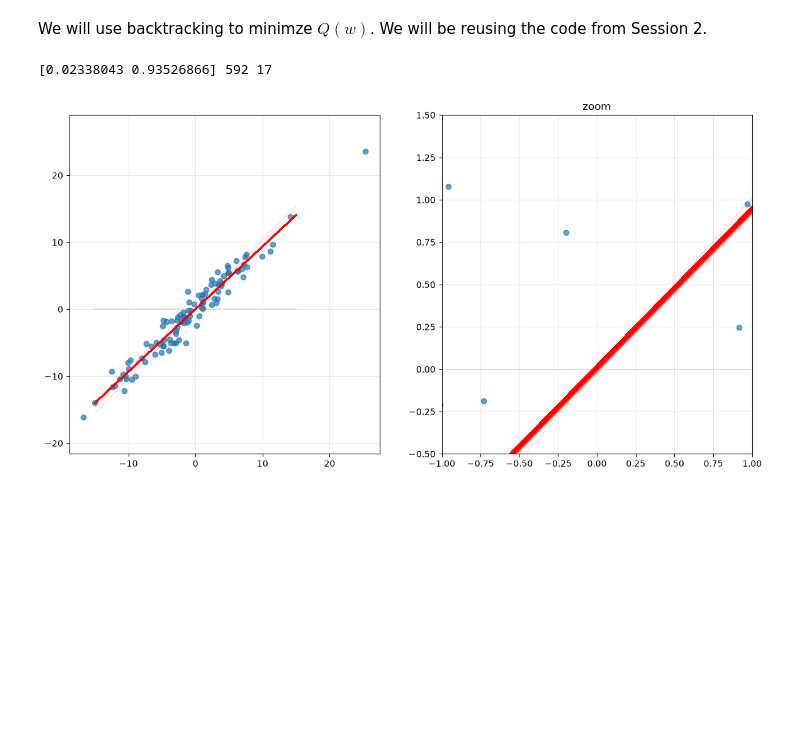
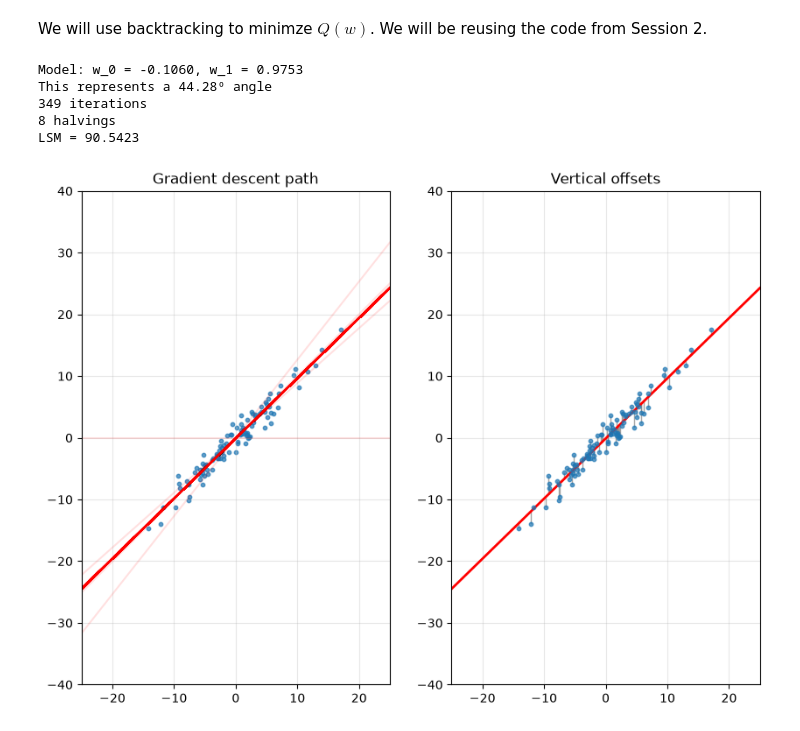
Before and after one commit to GCGCepi/Master_FPoDS, a Jupyter notebook: Optimization/Lab/Session 3/Session3.ipynb, the cells around one changed output. Drawn from its saved outputs; the diff is of its cells as text; code cells hidden in the pictures; blank space fills up the shorter version.

```diff
--- a/Optimization/Lab/Session 3/Session3.ipynb
+++ b/Optimization/Lab/Session 3/Session3.ipynb
@@ -160,12 +163,14 @@ def LSM(array, w0, w1):
     return (1/2)*np.sum((w1 * array[:, 0] + w0 - array[:, 1])**2)
 
 def LSM_grad(array, w0, w1):
-    res = w1 * array[:, 0] + w0 - array[:, 1]
-    grad_w0 = np.sum(res)
-    grad_w1 = np.sum(res * array[:, 0])
+    part_comu = w1 * array[:, 0] + w0 - array[:, 1]
+    grad_w0 = np.sum(part_comu)
+    grad_w1 = np.sum(part_comu * array[:, 0])
     return np.array([grad_w0, grad_w1])
 
-def grad_desc_backtracking(f, grad_f, x0, x1, alpha0=1, tol=1e-5, max_iter=10000, alpha_min=1e-5, reset=False):
+#Approx Claude prompt: Edit the grad_desc_backtracking function in order to show the different models at each step at a later plot
+
+def grad_desc_backtracking(f, grad_f, x0, x1, alpha0=0.1, tol=1e-5, max_iter=10000, alpha_min=1e-5):
     x = np.array([x0, x1])
     path = [x]
     alphas = []
@@ -175,8 +180,6 @@ def grad_desc_backtracking(f, grad_f, x0, x1, alpha0=1, tol=1e-5, max_iter=10000
         grad = grad_f(x)
         if np.linalg.norm(grad) < tol:
             break
-        if reset:
-            alpha = alpha0
         while f(x - alpha * grad) >= f(x) and alpha > alpha_min:
             alpha = alpha / 2
             n_halvings += 1
@@ -187,28 +190,49 @@ def grad_desc_backtracking(f, grad_f, x0, x1, alpha0=1, tol=1e-5, max_iter=10000
 # %%
 def f(w):
     return LSM(points, w[0], w[1])
 
 def grad_f(w):
     return LSM_grad(points, w[0], w[1])
 
 path, alphas, n_halvings = grad_desc_backtracking(f, grad_f, 0, 0)
-print(path[-1], len(path), n_halvings)
+angle = np.degrees(np.arctan(path[-1][1]))
+print(f"Model: w_0 = {path[-1][0]:.4f}, w_1 = {path[-1][1]:.4f}\nThis represents a {angle:.2f}º angle\n{len(path)} iterations\n{n_halvings} halvings\nLSM = {f(path[-1]):.4f}")
 
-x = np.linspace(-15, 15, 100)
+results_clean = {"w0": path[-1][0], "w1": path[-1][1], "angle": angle, "iters": len(path), "Q": f(path[-1])}
 
-fig, axs = plt.subplots(1, 2, figsize=(14, 7))
+w0_opt, w1_opt = path[-1]
+xs, ys = points[:, 0], points[:, 1]
+y_hat = w0_opt + w1_opt * xs
+residuals = ys - y_hat
+
+fig, axs = plt.subplots(1, 2, figsize=(10, 8))
+#Plot 1
+axs[0].scatter(xs, ys, alpha=0.7, s=10)
+for k in range(len(path)):
+    w0, w1 = path[k]
+    axs[0].axline((0, w0), slope=w1, color="red", alpha=0.12 + 0.04 * k / (len(path) - 1))
+axs[0].set_title("Gradient descent path")
+
+#Plot 2
+#Claude prompt: Create a second plot that shows path[-1] and a vertical line from each point to path[-1]. we are trying to obtain the vertical offset of each point
+
+
+
+axs[1].vlines(xs, y_hat, ys, color="gray", lw=1, alpha=0.7)
+axs[1].scatter(xs, ys, alpha=0.7, s=10, zorder=3)
+axs[1].axline((0, w0_opt), slope=w1_opt, color="red", lw=2)
+axs[1].set_title("Vertical offsets")
+
 for ax in axs:
-    ax.scatter(points[:, 0], points[:, 1], alpha=0.7)
-    for k in range(len(path)):
-        w0, w1 = path[k]
-        ax.plot(x, w1 * x + w0, color="red", alpha=0.1 + 0.9 * k / (len(path) - 1))
+    ax.set_xlim(-25, 25)
+    ax.set_ylim(-40, 40)
+    ax.set_aspect("equal")
     ax.grid(alpha=0.3)
-
-axs[0].axis("equal")
-axs[1].set_xlim(-1, 1)
-axs[1].set_ylim(-0.5, 1.5)
-axs[1].set_title("zoom")
 plt.show()
 # %% [output]
-[0.02338043 0.93526866] 592 17
+Model: w_0 = -0.1060, w_1 = 0.9753
+This represents a 44.28º angle
+349 iterations
+8 halvings
+LSM = 90.5423
-[figure, old version]
+[figure, new version]
```
Also changed, not shown: parts of 16 cells of this notebook.
